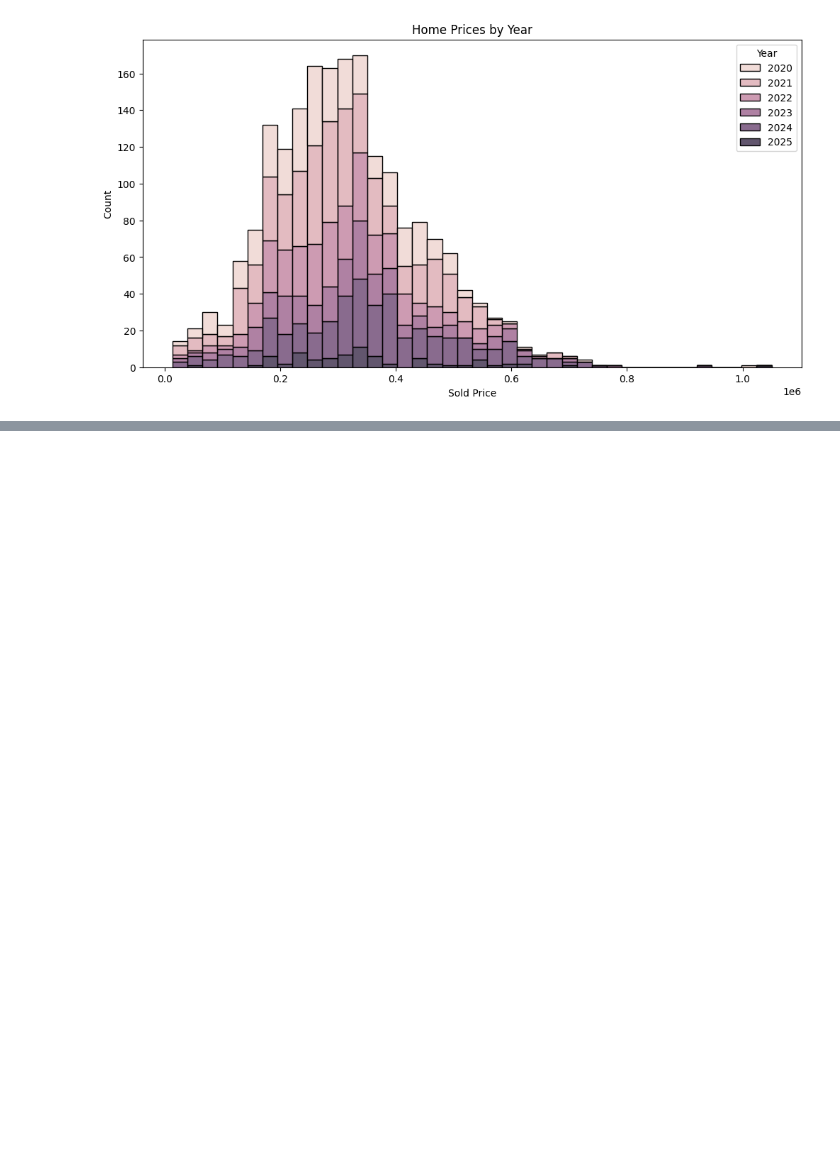
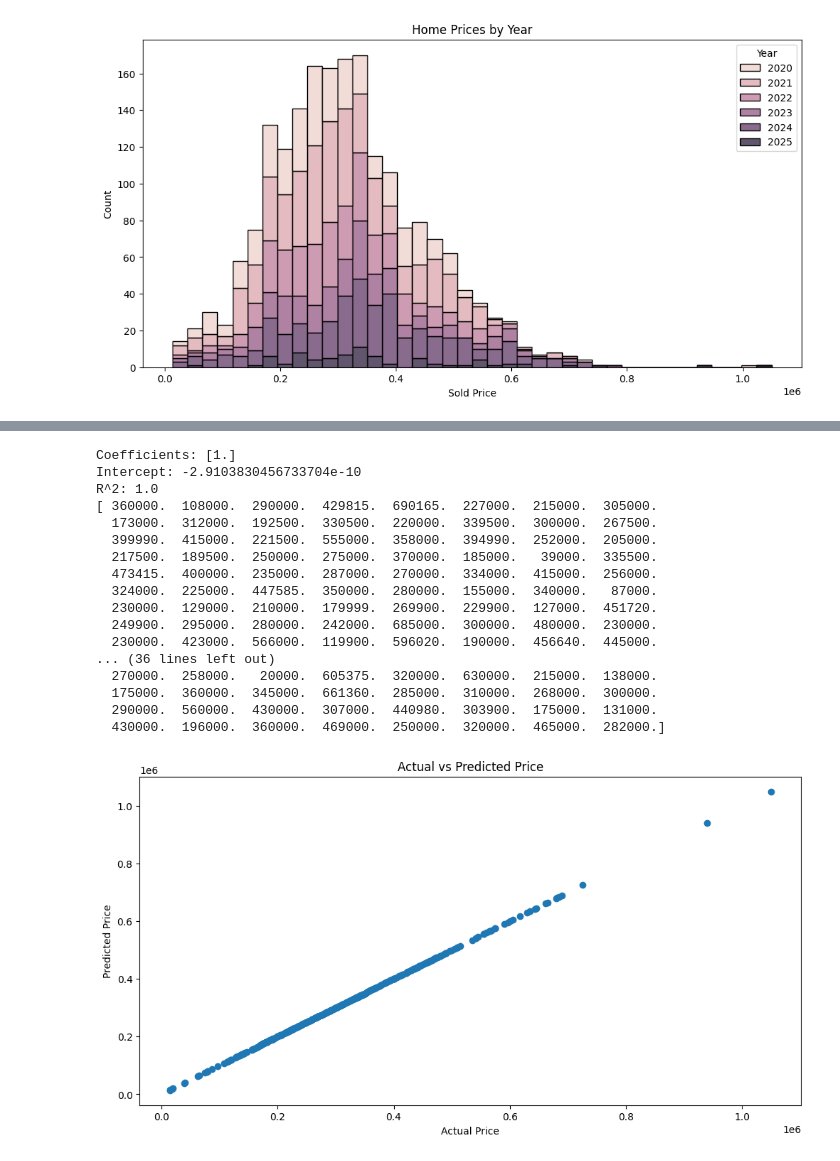
Before and after one commit to millertime6/home_price_analysis, a Jupyter notebook: aberdeen_analysis.ipynb, the cells around one changed output, grey strips where cells are left out. Saved outputs shown, nothing was run; the diff lists cells and outputs as text; code cells hidden in the pictures; blank space fills up the shorter version.

```diff
--- a/aberdeen_analysis.ipynb
+++ b/aberdeen_analysis.ipynb
@@ -145,6 +143,9 @@ dtypes: datetime64[ns](1), float64(13), int32(1), int64(10), object(49)
 memory usage: 1.1+ MB
 None
 # %%
+# Convert 'SoldPrice' to numeric
+df['SoldPrice'] = pd.to_numeric(df['SoldPrice'].str.replace('[\$,]', '', regex=True))
+
 # Display a histogram of the prices by price and year
 plt.figure(figsize=(12, 6))
 # sns.histplot(data=df, x='SoldPrice',y='year', multiple='stack', bins=40)
@@ -185,0 +204,41 @@ print(f'Number of unique values in the original set: {df.nunique()}')
+# %%
+#Train the model
+from sklearn.linear_model import LinearRegression
+model = LinearRegression()
+features = ['SoldPrice']
+target = 'SoldPrice'
+model.fit(train[features], train[target])
+print(f'Coefficients: {model.coef_}')
+print(f'Intercept: {model.intercept_}')
+print(f'R^2: {model.score(test[features], test[target])}')
+#Predict the model
+predictions = model.predict(test[features])
+print(predictions)
+#Plot the predictions
+plt.figure(figsize=(12, 6))
+plt.scatter(test['SoldPrice'], predictions)
+plt.xlabel('Actual Price')
+plt.ylabel('Predicted Price')
+plt.title('Actual vs Predicted Price')
+plt.show()
+plt.savefig('actual_vs_predicted_price.png')
+plt.close()
+# %% [output]
+Coefficients: [1.]
+Intercept: -2.9103830456733704e-10
+R^2: 1.0
+[ 360000.  108000.  290000.  429815.  690165.  227000.  215000.  305000.
+  173000.  312000.  192500.  330500.  220000.  339500.  300000.  267500.
+  399990.  415000.  221500.  555000.  358000.  394990.  252000.  205000.
+  217500.  189500.  250000.  275000.  370000.  185000.   39000.  335500.
+  473415.  400000.  235000.  287000.  270000.  334000.  415000.  256000.
+  324000.  225000.  447585.  350000.  280000.  155000.  340000.   87000.
+  230000.  129000.  210000.  179999.  269900.  229900.  127000.  451720.
+  249900.  295000.  280000.  242000.  685000.  300000.  480000.  230000.
+  230000.  423000.  566000.  119900.  596020.  190000.  456640.  445000.
+... (36 lines left out)
+  270000.  258000.   20000.  605375.  320000.  630000.  215000.  138000.
+  175000.  360000.  345000.  661360.  285000.  310000.  268000.  300000.
+  290000.  560000.  430000.  307000.  440980.  303900.  175000.  131000.
+  430000.  196000.  360000.  469000.  250000.  320000.  465000.  282000.]
+[figure, added]
```
Also changed, not shown: parts of 4 cells of this notebook, 3 other files.
